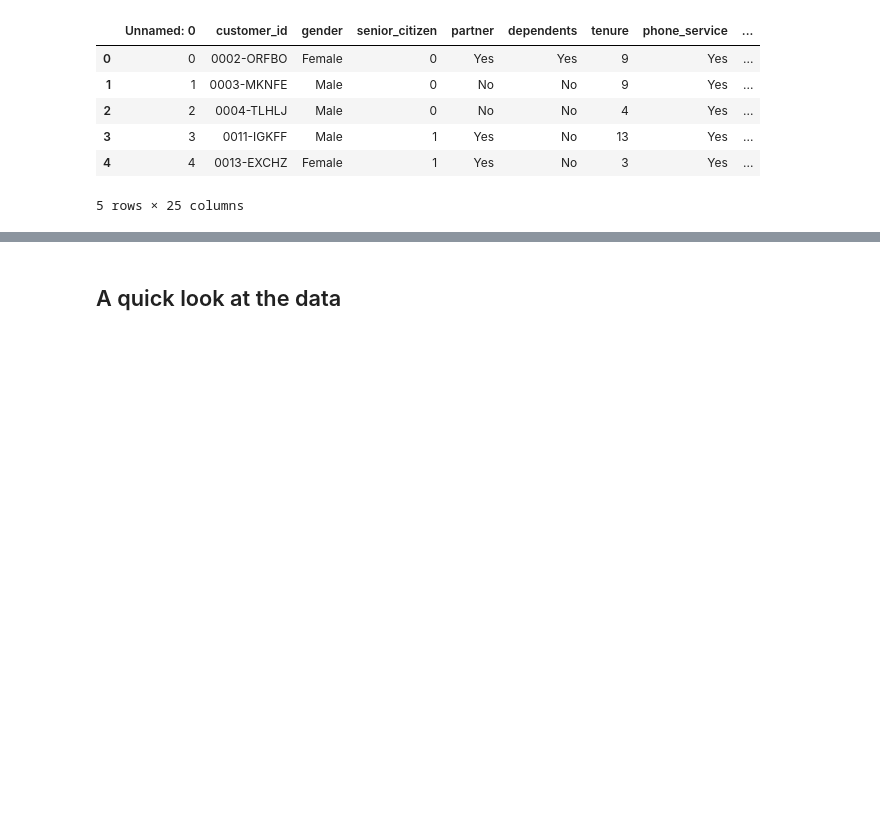
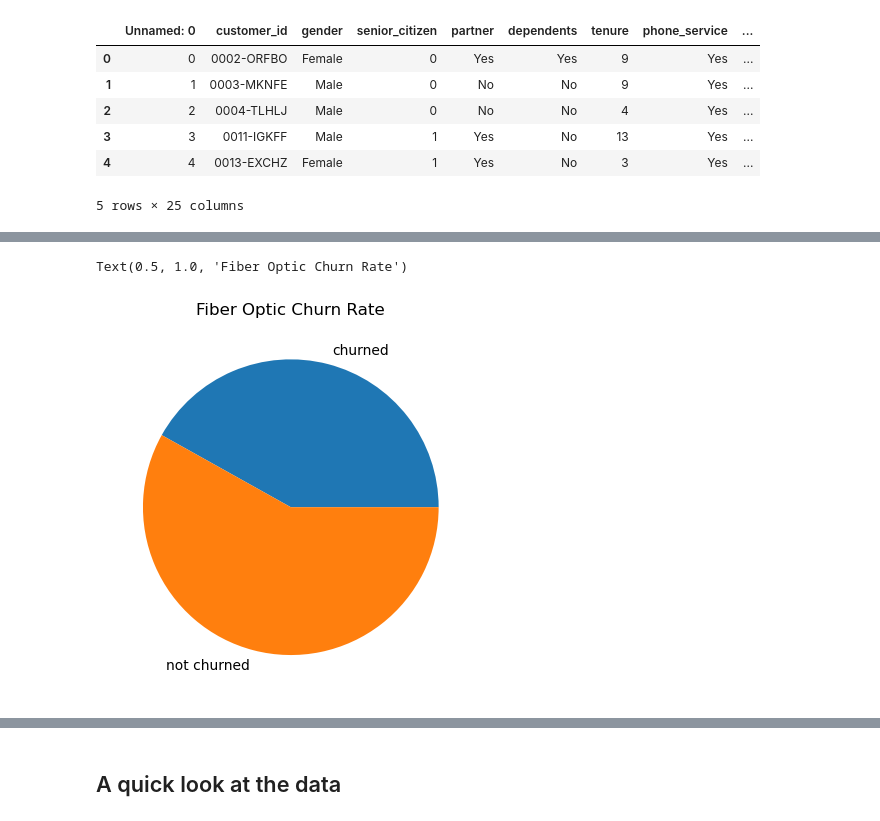
Before and after one commit to wherrickjr/classification_project, a Jupyter notebook: classification_project.ipynb, the cells around one changed output, grey strips where cells are left out. Cells and saved outputs as stored; diff of their text form; code cells hidden in the pictures; blank space fills up the shorter version.

```diff
--- a/classification_project.ipynb
+++ b/classification_project.ipynb
@@ -104,0 +86,6 @@ dtype: object
+# %%
+plt.pie(Fiber_optic, labels = mylabels)
+plt.title('Fiber Optic Churn Rate')
+# %% [output]
+Text(0.5, 1.0, 'Fiber Optic Churn Rate')
+[figure, added]
```
Also changed, not shown: parts of 30 cells of this notebook.
